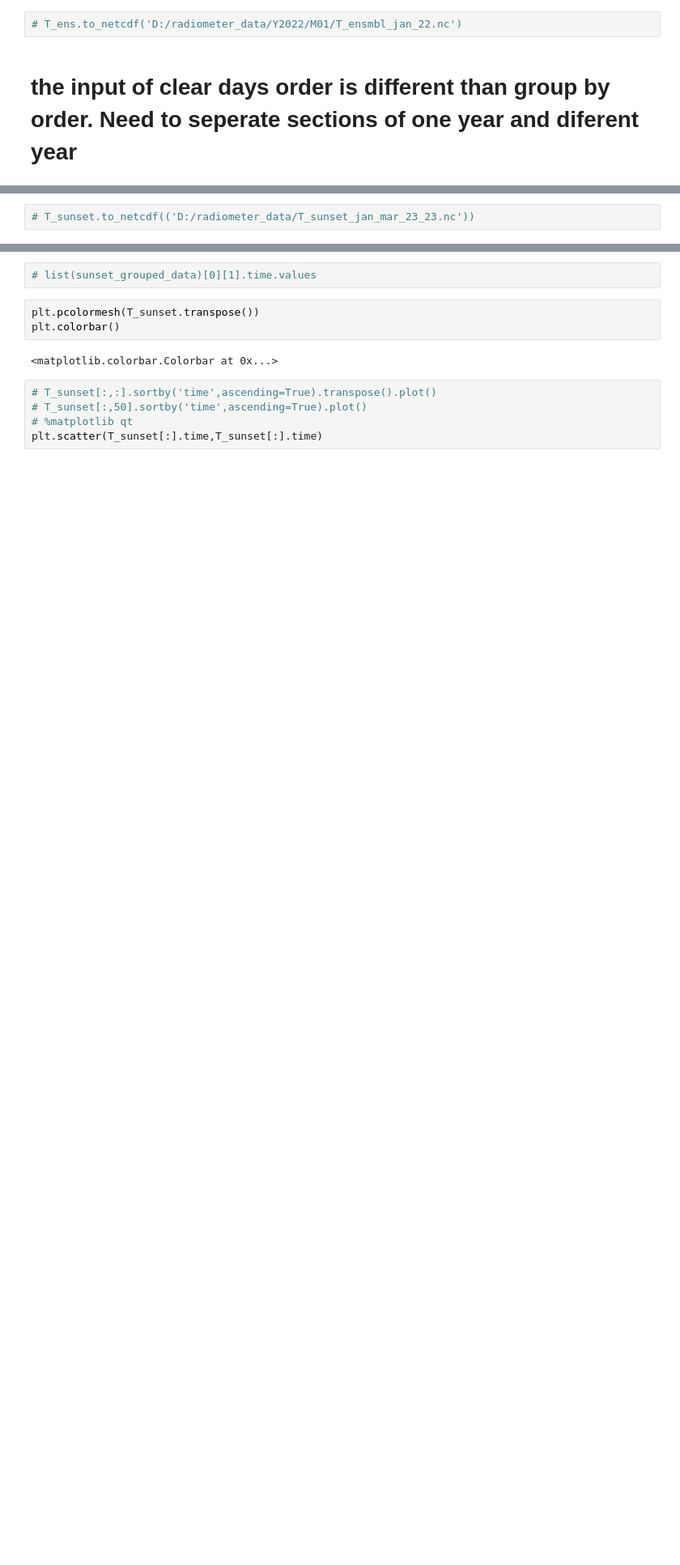
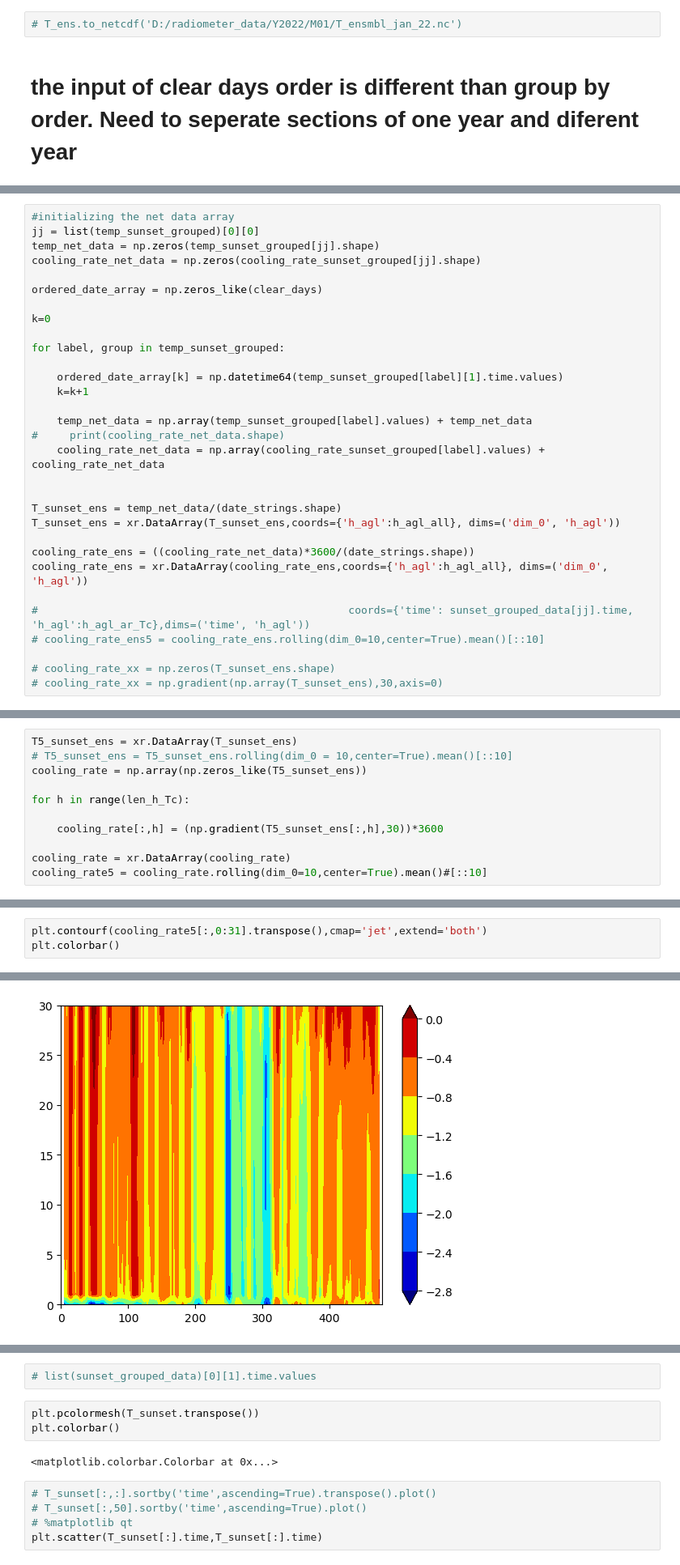
Before and after one commit to subham-banerjee54/atmopheric-analysis-codes, a Jupyter notebook: code/flux_calc.ipynb, the cells around one changed output, grey strips where cells are left out. Shown at 81% size. Drawn from its saved outputs; the diff is of its cells as text; blank space fills up the shorter version.

```diff
--- a/code/flux_calc.ipynb
+++ b/code/flux_calc.ipynb
@@ -1058,0 +1210,31 @@ sunset_grouped_data = T_sunset.groupby('time.dayofyear')
+# %%
+#initializing the net data array
+jj = list(temp_sunset_grouped)[0][0]
+temp_net_data = np.zeros(temp_sunset_grouped[jj].shape)
+cooling_rate_net_data = np.zeros(cooling_rate_sunset_grouped[jj].shape)
+
+ordered_date_array = np.zeros_like(clear_days)
+
+k=0
+
+for label, group in temp_sunset_grouped:
+
+    ordered_date_array[k] = np.datetime64(temp_sunset_grouped[label][1].time.values)
+    k=k+1
+
+    temp_net_data = np.array(temp_sunset_grouped[label].values) + temp_net_data
+#     print(cooling_rate_net_data.shape)
+    cooling_rate_net_data = np.array(cooling_rate_sunset_grouped[label].values) + cooling_rate_net_data
+
+
+T_sunset_ens = temp_net_data/(date_strings.shape)
+T_sunset_ens = xr.DataArray(T_sunset_ens,coords={'h_agl':h_agl_all}, dims=('dim_0', 'h_agl'))
+
+cooling_rate_ens = ((cooling_rate_net_data)*3600/(date_strings.shape))
+cooling_rate_ens = xr.DataArray(cooling_rate_ens,coords={'h_agl':h_agl_all}, dims=('dim_0', 'h_agl'))
+
+#                                                 coords={'time': sunset_grouped_data[jj].time, 'h_agl':h_agl_ar_Tc},dims=('time', 'h_agl'))
+# cooling_rate_ens5 = cooling_rate_ens.rolling(dim_0=10,center=True).mean()[::10]
+
+# cooling_rate_xx = np.zeros(T_sunset_ens.shape)
+# cooling_rate_xx = np.gradient(np.array(T_sunset_ens),30,axis=0)
@@ -1058,0 +1290,11 @@ sunset_grouped_data = T_sunset.groupby('time.dayofyear')
+# %%
+T5_sunset_ens = xr.DataArray(T_sunset_ens)
+# T5_sunset_ens = T5_sunset_ens.rolling(dim_0 = 10,center=True).mean()[::10]
+cooling_rate = np.array(np.zeros_like(T5_sunset_ens))
+
+for h in range(len_h_Tc):
+
+    cooling_rate[:,h] = (np.gradient(T5_sunset_ens[:,h],30))*3600
+
+cooling_rate = xr.DataArray(cooling_rate)
+cooling_rate5 = cooling_rate.rolling(dim_0=10,center=True).mean()#[::10]
@@ -1059,2 +1308,4 @@ sunset_grouped_data = T_sunset.groupby('time.dayofyear')
 # %%
-# T_sunset.to_netcdf(('D:/radiometer_data/T_sunset_jan_mar_23_23.nc'))
+plt.contourf(cooling_rate5[:,0:31].transpose(),cmap='jet',extend='both')
+plt.colorbar()
+# %% [output]
@@ -1060,0 +1313 @@ sunset_grouped_data = T_sunset.groupby('time.dayofyear')
+[figure, added]
```
Also changed, not shown: parts of 47 cells of this notebook.
